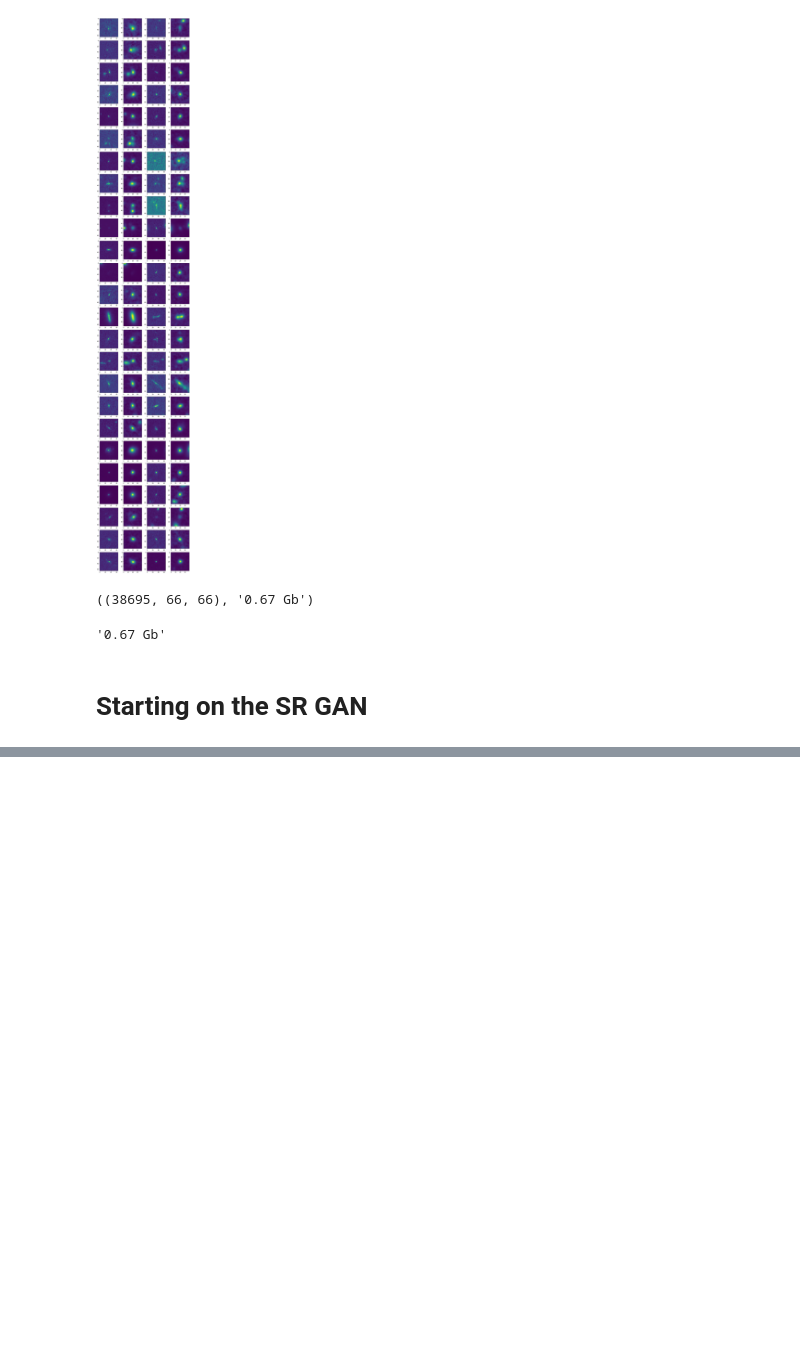
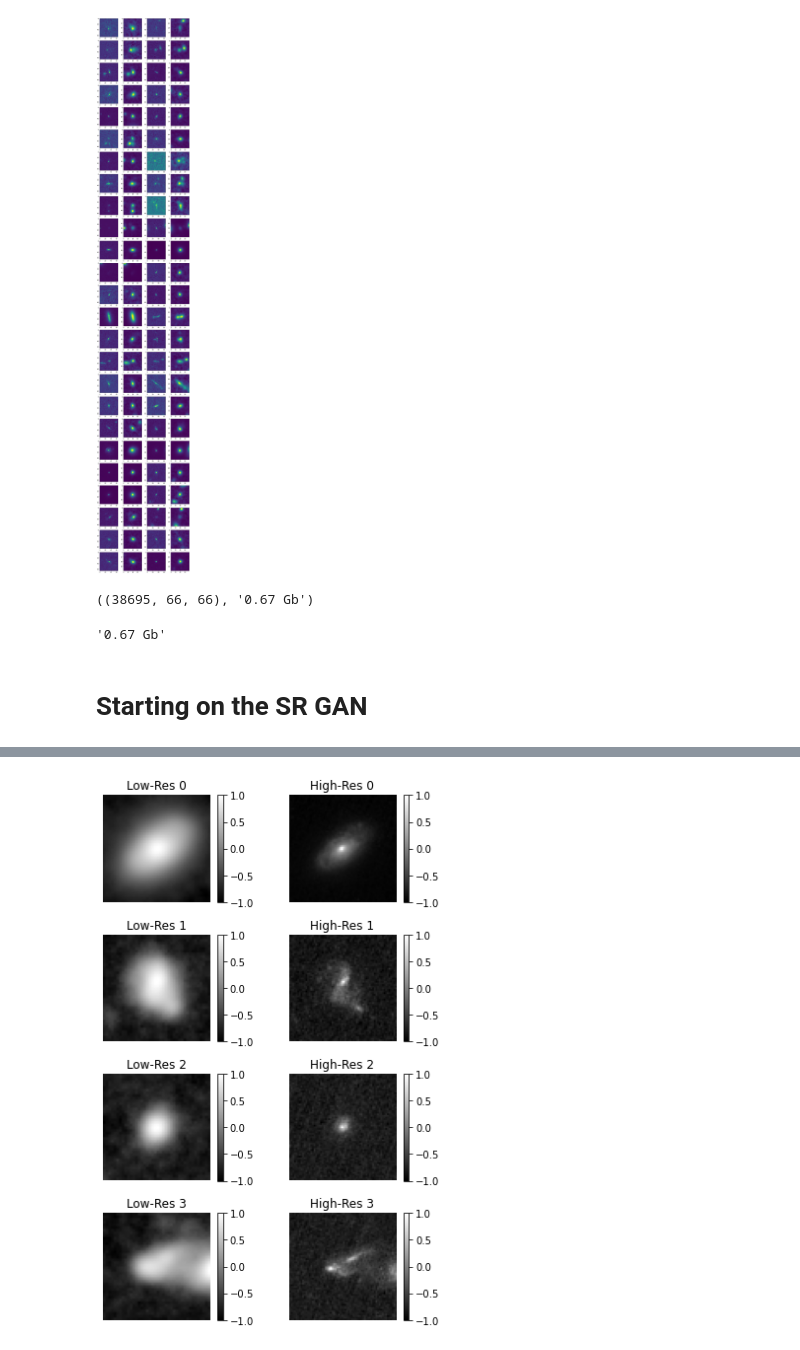
Before and after one commit to xoubish/superNISP, a Jupyter notebook: code/SR_GAN.ipynb, the cells around one changed output, grey strips where cells are left out. Saved outputs shown, nothing was run; the diff lists cells and outputs as text; code cells hidden in the pictures; blank space fills up the shorter version.

```diff
--- a/code/SR_GAN.ipynb
+++ b/code/SR_GAN.ipynb
@@ -277,6 +285,6 @@ import torchvision.transforms as transforms
 # %%
-jwst_file = "../data/jwst_data.npy"
-nisp_file = "../data/nisp_data.npy"
+jwst_file = "../data/jwst_data_66px.npy"
+nisp_file = "../data/nisp_data_40px.npy"
 # %%
 tfms = transforms.Compose([transforms.ToTensor(), transforms.Normalize((0.5,), (0.5,))])
 
@@ -451,0 +499,32 @@ Output shape: torch.Size([1, 1, 36, 36])
+# %%
+# Load Training Dataset (set split="train" explicitly)
+train_dataset = SuperResolutionDataset(nisp_file, jwst_file, split="train")
+train_loader = DataLoader(train_dataset, batch_size=16, shuffle=True)
+
+# Fetch a batch from the training dataset
+lr_batch, hr_batch = next(iter(train_loader))
+
+# Convert tensors to NumPy for visualization
+lr_batch_np = lr_batch.squeeze().cpu().numpy()
+hr_batch_np = hr_batch.squeeze().cpu().numpy()
+
+# Plot first 4 samples
+fig, axes = plt.subplots(4, 2, figsize=(6, 8))
+
+for i in range(4):
+    # Low-Res Image
+    img1 = axes[i, 0].imshow(lr_batch_np[i], cmap='gray')
+    axes[i, 0].set_title(f"Low-Res {i}")
+    axes[i, 0].axis("off")
+    fig.colorbar(img1, ax=axes[i, 0], fraction=0.046, pad=0.04)  # Add colorbar
+
+    # High-Res Image
+    img2 = axes[i, 1].imshow(hr_batch_np[i], cmap='gray')
+    axes[i, 1].set_title(f"High-Res {i}")
+    axes[i, 1].axis("off")
+    fig.colorbar(img2, ax=axes[i, 1], fraction=0.046, pad=0.04)  # Add colorbar
+
+plt.tight_layout()
+plt.show()
+# %% [output]
+[figure, added]
```
Also changed, not shown: parts of 5 cells of this notebook.
